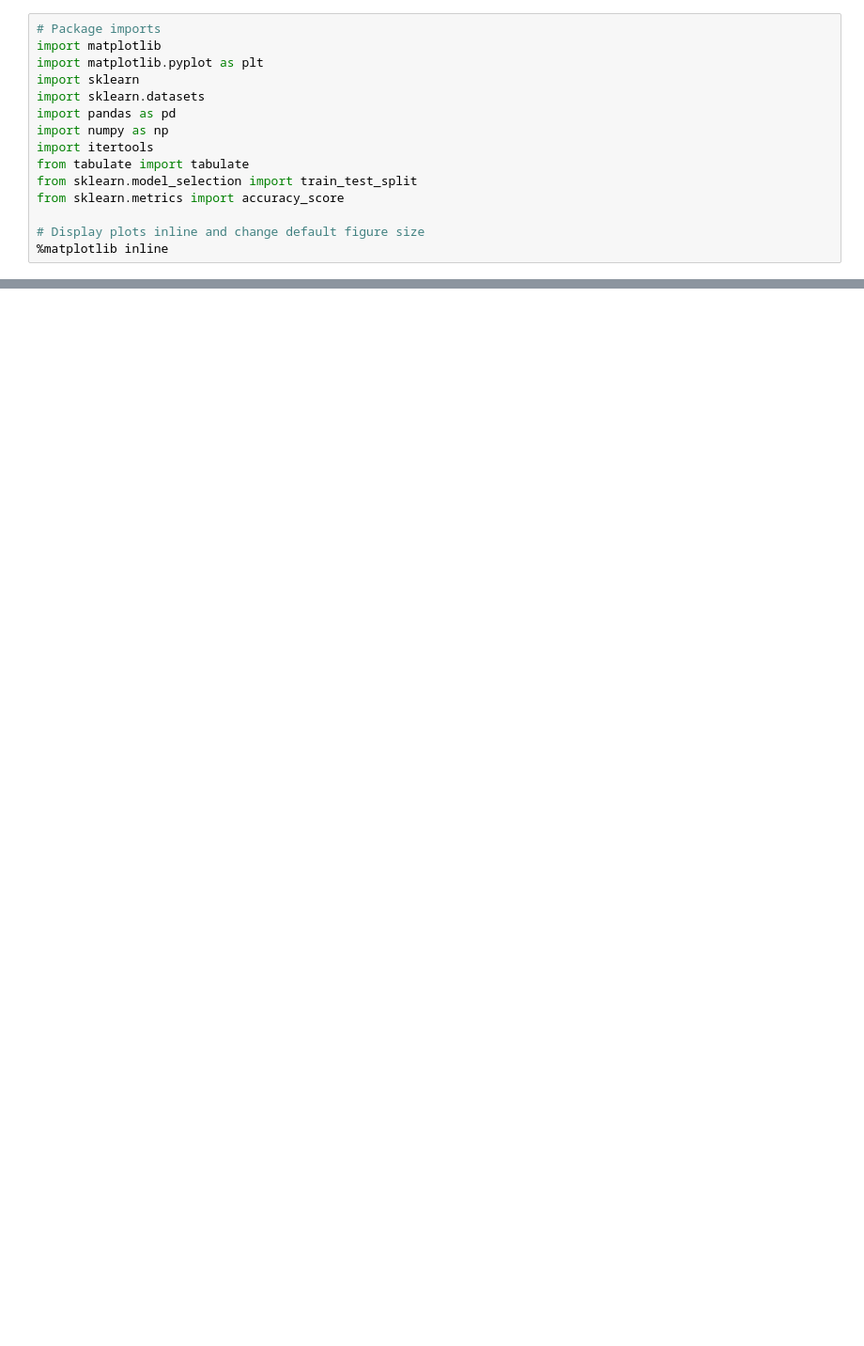
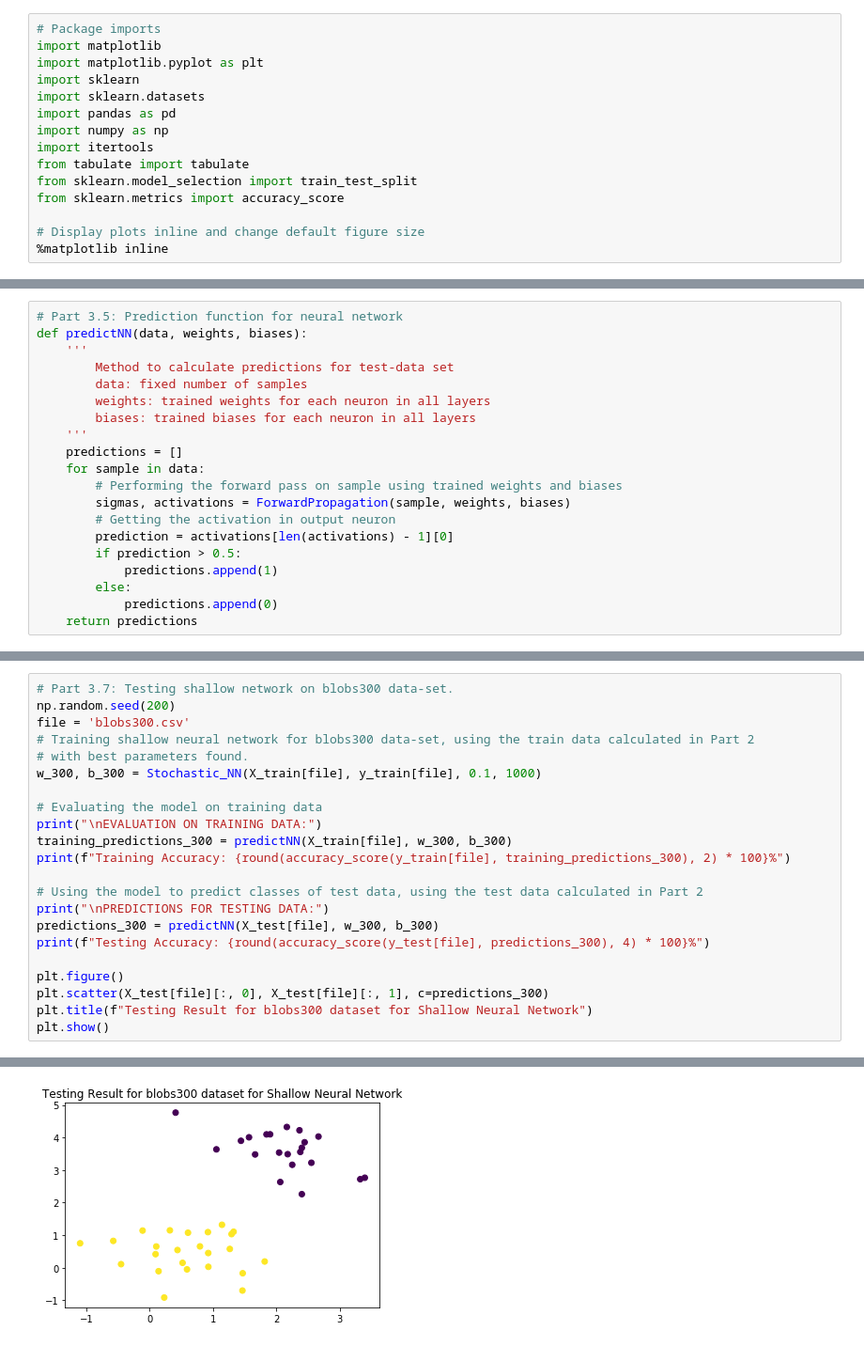
Before and after one commit to Kalyani011/DeepLearning-Logistic_Regression, a Jupyter notebook: 21237189_DeepLearning_Assessment1.ipynb, the cells around one changed output, grey strips where cells are left out. Shown at 94% size. Saved outputs shown, nothing was run; the diff lists cells and outputs as text; blank space fills up the shorter version.

```diff
--- a/21237189_DeepLearning_Assessment1.ipynb
+++ b/21237189_DeepLearning_Assessment1.ipynb
@@ -274,0 +383,20 @@ Accuracy: 1.0
+# %%
+# Part 3.5: Prediction function for neural network
+def predictNN(data, weights, biases):
+    '''
+        Method to calculate predictions for test-data set
+        data: fixed number of samples
+        weights: trained weights for each neuron in all layers
+        biases: trained biases for each neuron in all layers
+    '''
+    predictions = []
+    for sample in data:
+        # Performing the forward pass on sample using trained weights and biases
+        sigmas, activations = ForwardPropagation(sample, weights, biases)
+        # Getting the activation in output neuron
+        prediction = activations[len(activations) - 1][0]
+        if prediction > 0.5:
+            predictions.append(1)
+        else:
+            predictions.append(0)
+    return predictions
@@ -274,0 +470,23 @@ Accuracy: 1.0
+# %%
+# Part 3.7: Testing shallow network on blobs300 data-set.
+np.random.seed(200)
+file = 'blobs300.csv'
+# Training shallow neural network for blobs300 data-set, using the train data calculated in Part 2
+# with best parameters found.
+w_300, b_300 = Stochastic_NN(X_train[file], y_train[file], 0.1, 1000)
+
+# Evaluating the model on training data
+print("\nEVALUATION ON TRAINING DATA:")
+training_predictions_300 = predictNN(X_train[file], w_300, b_300)
+print(f"Training Accuracy: {round(accuracy_score(y_train[file], training_predictions_300), 2) * 100}%")
+
+# Using the model to predict classes of test data, using the test data calculated in Part 2
+print("\nPREDICTIONS FOR TESTING DATA:")
+predictions_300 = predictNN(X_test[file], w_300, b_300)
+print(f"Testing Accuracy: {round(accuracy_score(y_test[file], predictions_300), 4) * 100}%")
+
+plt.figure()
+plt.scatter(X_test[file][:, 0], X_test[file][:, 1], c=predictions_300)
+plt.title(f"Testing Result for blobs300 dataset for Shallow Neural Network")
+plt.show()
+# %% [output]
@@ -274,0 +509 @@ Accuracy: 1.0
+[figure, added]
```
Also changed, not shown: parts of 50 cells of this notebook, 10 other files.
